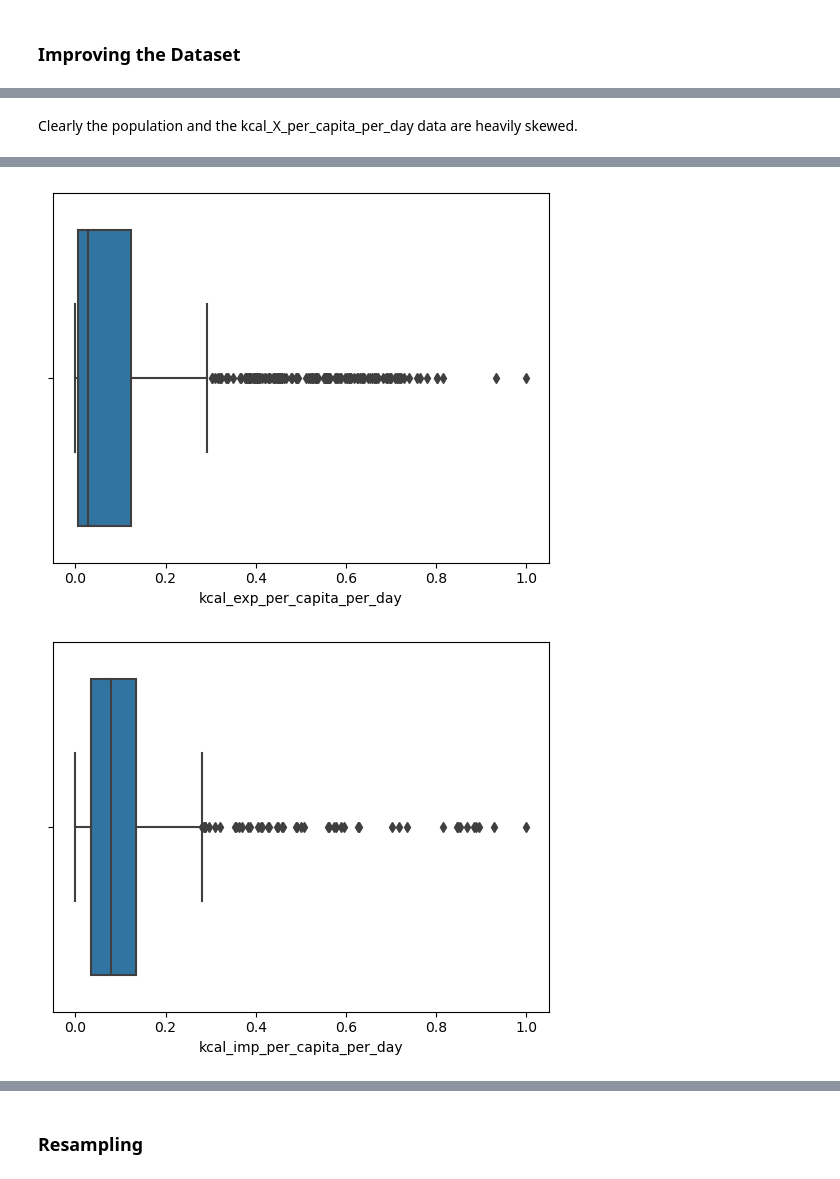
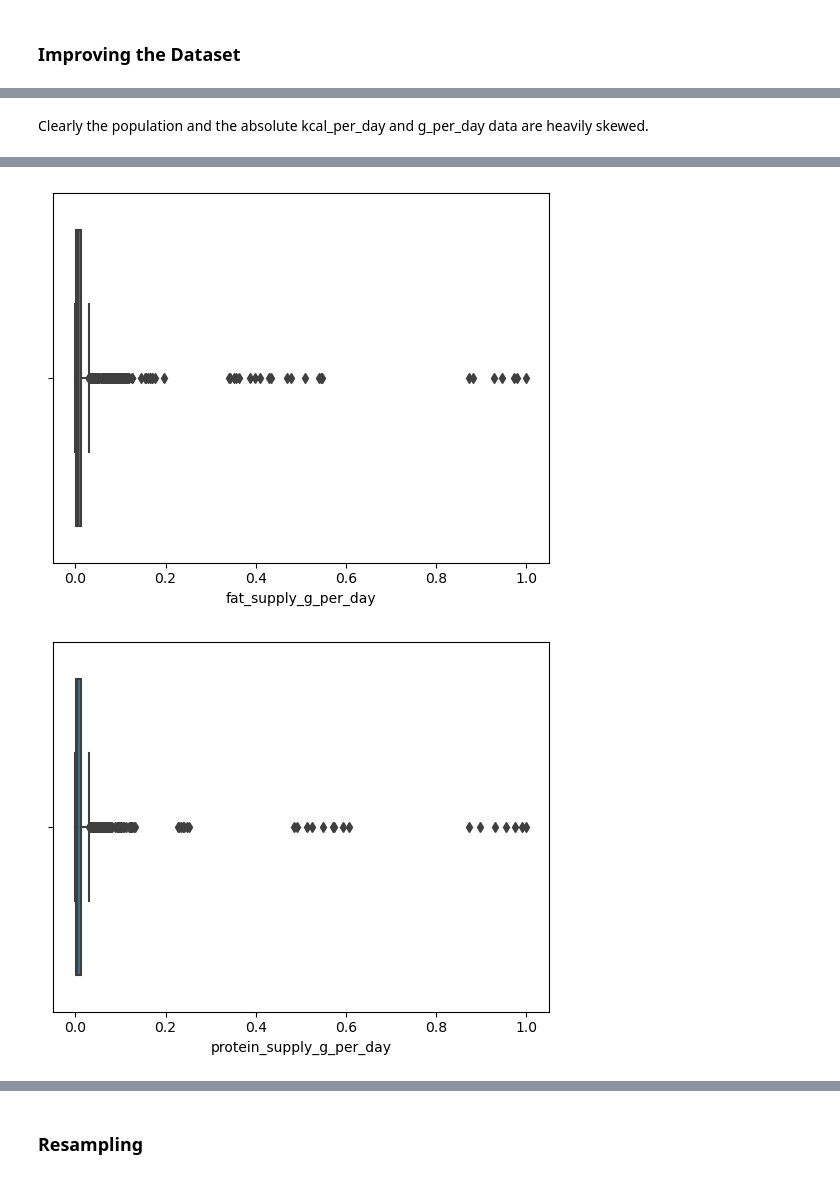
Before and after one commit to AGordon777/final-project, a Jupyter notebook: model.ipynb, the cells around one changed output, grey strips where cells are left out. Saved outputs shown, nothing was run; the diff lists cells and outputs as text; code cells hidden in the pictures.

```diff
--- a/model.ipynb
+++ b/model.ipynb
@@ -385,7 +225,7 @@ We now have a dataset on which to build a Regression Model.
 # %% [markdown]
 ### Scaling and Encoding
 # %%
-X = data.drop(['iso_alpha3_code','gdp','gdp_per_capita'], axis=1).copy()
+X = data.drop(['iso_alpha3_code','gdp','gdp_per_capita', 'area'], axis=1).copy()
 
 y = data['gdp_per_capita']
 # %%
@@ -407,7 +260,7 @@ dtype: object
 # %%
-# considering the 'sub_region_name' column
-regions = pd.DataFrame(X.sub_region_name.value_counts(normalize=True))
-regions
+# there are more unique values in the 'sub_region_name' column, so we will group the lower frequency values
+subregions = pd.DataFrame(X.sub_region_name.value_counts(normalize=True))
+subregions
 # %% [output]
 |  | sub_region_name |
 | Sub-Saharan Africa | 0.247872 |
@@ -429,7 +282,7 @@ regions
 | Micronesia | 0.007979 |
 # %%
 # I'll group the lower frequency regions (less than 5% data each) into "Other"
-less_freq_regions = regions[regions['sub_region_name']<0.05].index.tolist()
+less_freq_regions = subregions[subregions['sub_region_name']<0.05].index.tolist()
 
 X["sub_region_name"].loc[X["sub_region_name"].isin(less_freq_regions)] = "Other"
 
@@ -459,6 +312,4 @@ x     442
 Name: least_developed_countries_ldc, dtype: int64
-# %%
-X.least_developed_countries_ldc = X.least_developed_countries_ldc.replace('x',1).astype('int')
 # %%
 # this column will be treated as a categorical and OneHot encoded
 X.year = X.year.astype('object')
@@ -656,7 +515,7 @@ X_train_transformed.describe().T
 # %% [markdown]
-Clearly the population and the kcal_X_per_capita_per_day data are heavily skewed.
+Clearly the population and the absolute kcal_per_day and g_per_day data are heavily skewed.
 # %%
-features = ['population','kcal_prod_per_capita_per_day','kcal_exp_per_capita_per_day','kcal_imp_per_capita_per_day','kcal_lost_per_capita_per_day']
+features = ['population','food_supply_kcal_per_day','fat_supply_g_per_day','protein_supply_g_per_day','prod_kcal_per_day']
 for feat in features:
     sns.boxplot(data = X_train_transformed, x=feat)
     plt.show()
@@ -666,2 +525,2 @@ for feat in features:
-[figure, old version]
+[figure, new version]
-[figure, old version]
+[figure, new version]
```
Also changed, not shown: parts of 66 cells of this notebook, 3 other files.
